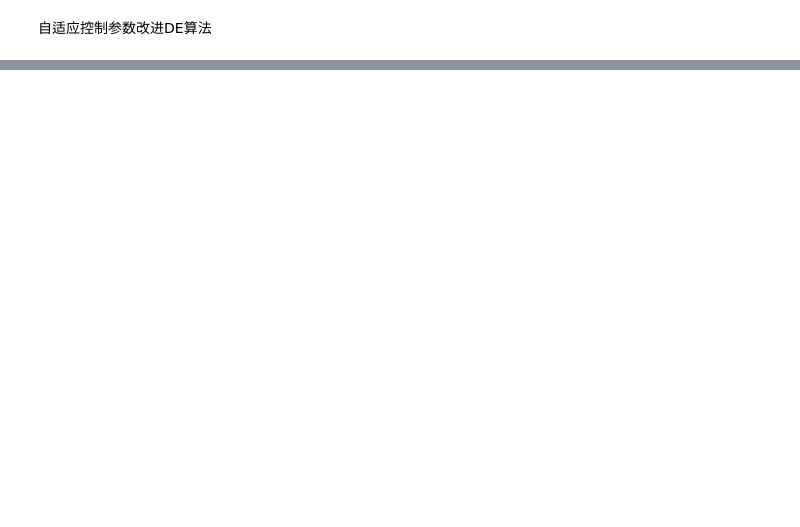
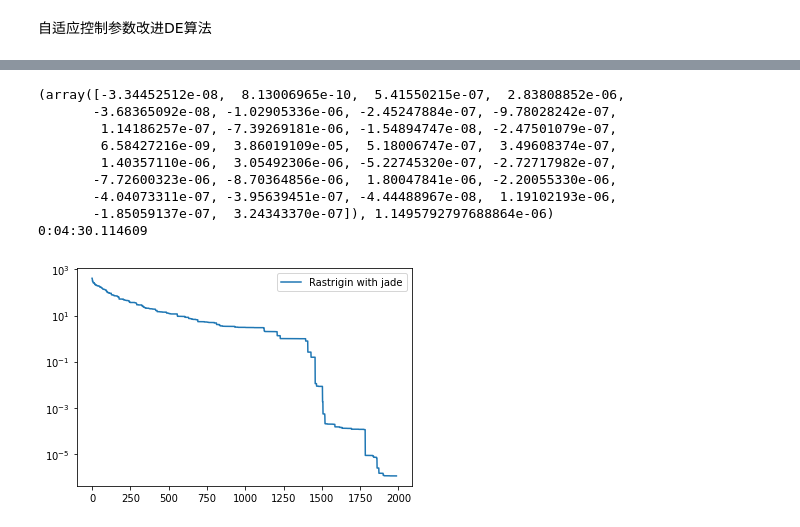
Before and after one commit to DanceToThis1/DE, a Jupyter notebook: DE2.ipynb, the cells around one changed output, grey strips where cells are left out. Saved outputs shown, nothing was run; the diff lists cells and outputs as text; code cells hidden in the pictures; blank space fills up the shorter version.

```diff
--- a/DE2.ipynb
+++ b/DE2.ipynb
@@ -301,0 +429,23 @@ Rastrigin_sade()
+# %%
+def Rastrigin_jade():
+    start = datetime.datetime.now()
+    it = list(jade(Rastrigin, [(-5.12,5.12)] * 30, popsize = 100, its = 3000))
+    print(it[-1])
+    x, f = zip(*it)
+    plt.plot(f, label='Rastrigin with jade')
+    plt.yscale('log')
+    plt.legend()
+    end = datetime.datetime.now()
+    print(end - start)
+Rastrigin_jade()
+# %% [output]
+(array([-3.34452512e-08,  8.13006965e-10,  5.41550215e-07,  2.83808852e-06,
+       -3.68365092e-08, -1.02905336e-06, -2.45247884e-07, -9.78028242e-07,
+        1.14186257e-07, -7.39269181e-06, -1.54894747e-08, -2.47501079e-07,
+        6.58427216e-09,  3.86019109e-05,  5.18006747e-07,  3.49608374e-07,
+        1.40357110e-06,  3.05492306e-06, -5.22745320e-07, -2.72717982e-07,
+       -7.72600323e-06, -8.70364856e-06,  1.80047841e-06, -2.20055330e-06,
+       -4.04073311e-07, -3.95639451e-07, -4.44488967e-08,  1.19102193e-06,
+       -1.85059137e-07,  3.24343370e-07]), 1.1495792797688864e-06)
+0:04:30.114609
+[figure, added]
```
Also changed, not shown: parts of 9 cells of this notebook.
